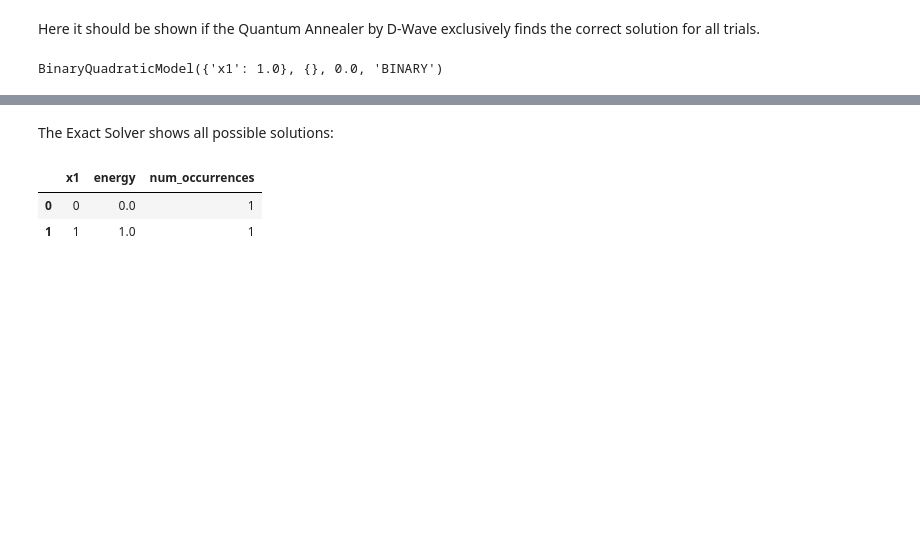
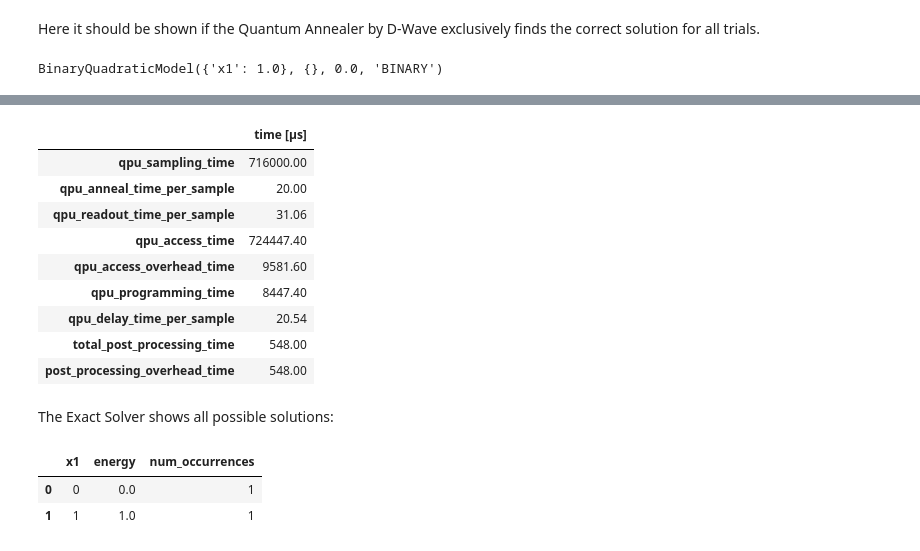
Before and after one commit to klezm/QuantumAnnealingPlayground, a Jupyter notebook: choosing_boxes_problem/choosing_boxes.ipynb, the cells around one changed output, grey strips where cells are left out. Saved outputs shown, nothing was run; the diff lists cells and outputs as text; code cells hidden in the pictures; blank space fills up the shorter version.

```diff
--- a/choosing_boxes_problem/choosing_boxes.ipynb
+++ b/choosing_boxes_problem/choosing_boxes.ipynb
@@ -1079,3 +1071,16 @@ print(str(sampleset_bqm).splitlines()[-1])
+# %%
+pd.DataFrame.from_dict(sampleset_bqm.info["timing"], orient = "index", columns = ["time [μs]"])
+# %% [output]
+|  | time [μs] |
+| qpu_sampling_time | 716000.00 |
+| qpu_anneal_time_per_sample | 20.00 |
+| qpu_readout_time_per_sample | 31.06 |
+| qpu_access_time | 724447.40 |
+| qpu_access_overhead_time | 9581.60 |
+| qpu_programming_time | 8447.40 |
+| qpu_delay_time_per_sample | 20.54 |
+| total_post_processing_time | 548.00 |
+| post_processing_overhead_time | 548.00 |
 # %% [markdown]
 The Exact Solver shows all possible solutions:
 # %%
```
Also changed, not shown: parts of 9 cells of this notebook, 1 other file.
